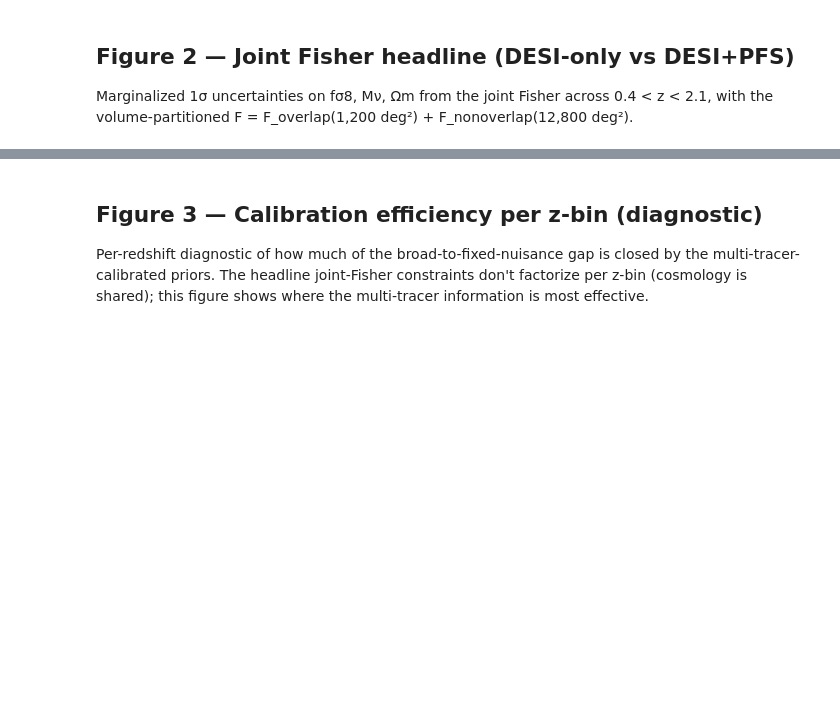
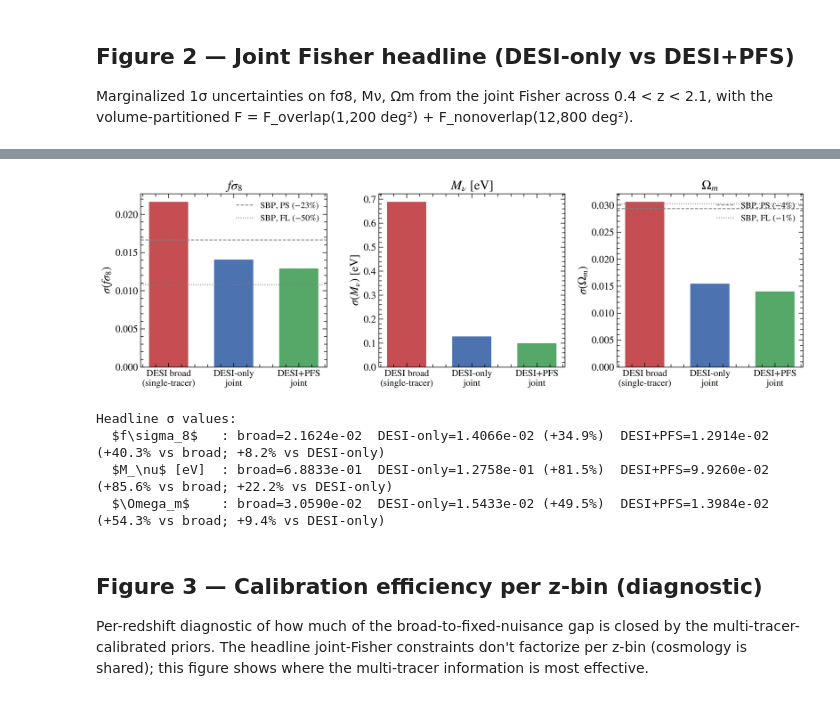
Before and after one commit to MinhMPA/PFSxDESI-multi-fish, a Jupyter notebook: notebooks/figures.ipynb, the cells around one changed output, grey strips where cells are left out. Cells and saved outputs as stored; diff of their text form; code cells hidden in the pictures; blank space fills up the shorter version.

```diff
--- a/notebooks/figures.ipynb
+++ b/notebooks/figures.ipynb
@@ -286,3 +276,53 @@ for cp, label in zip(COSMO_NAMES, param_titles):
+# %%
+# Fig. 2 (plot) — bar chart with SBP benchmark lines.
+param_titles = [r'$f\sigma_8$', r'$M_\nu$ [eV]', r'$\Omega_m$']
+param_ylabels = [r'$\sigma(f\sigma_8)$', r'$\sigma(M_\nu)$ [eV]', r'$\sigma(\Omega_m)$']
+scenario_labels = ['DESI broad\n(single-tracer)', 'DESI-only\njoint', 'DESI+PFS\njoint']
+scenario_colors = ['#C44E52', '#4C72B0', '#55A868']
+scenario_results = [RES_BROAD, RES_DESI_ONLY, RES_JOINT]
+
+fig, axes = plt.subplots(1, 3, figsize=(14, 4.5))
+for ip, (cp, title, ylabel) in enumerate(zip(COSMO_NAMES, param_titles, param_ylabels)):
+    ax = axes[ip]
+    x = np.arange(3)
+    vals = [r.sigma[cp] for r in scenario_results]
+    ax.bar(x, vals, color=scenario_colors, width=0.6)
+    ax.set_xticks(x)
+    ax.set_xticklabels(scenario_labels, fontsize=13)
+    ax.set_ylabel(ylabel, fontsize=16)
+    ax.set_title(title, fontsize=18)
+    sigma_broad = RES_BROAD.sigma[cp]
+    if cp == 'fsigma8':
+        hod_imp = HOD_BENCHMARK['sigma8_improvement']
+        ax.axhline(sigma_broad * (1 - hod_imp), ls='--', color='gray', lw=1.2,
+                   label=fr'SBP, PS ($-{hod_imp*100:.0f}$%)')
+        fl_imp = FIELD_LEVEL_BENCHMARK['sigma8_improvement']
+        ax.axhline(sigma_broad * (1 - fl_imp), ls=':', color='gray', lw=1.2,
+                   label=fr'SBP, FL ($-{fl_imp*100:.0f}$%)')
+        ax.legend(frameon=False, loc='upper right', fontsize=12)
+    elif cp == 'Omegam':
+        hod_imp = HOD_BENCHMARK['Omegam_improvement']
+        ax.axhline(sigma_broad * (1 - hod_imp), ls='--', color='gray', lw=1.2,
+                   label=fr'SBP, PS ($-{hod_imp*100:.0f}$%)')
+        fl_imp = FIELD_LEVEL_BENCHMARK['Omegam_improvement']
+        ax.axhline(sigma_broad * (1 - fl_imp), ls=':', color='gray', lw=1.2,
+                   label=fr'SBP, FL ($-{fl_imp*100:.0f}$%)')
+        ax.legend(frameon=False, loc='upper right', fontsize=12)
+fig.tight_layout()
+fig.savefig('paper/figs/full_area_constraints.png', dpi=200, bbox_inches='tight')
+plt.show()
+
+print('\nHeadline σ values:')
+for cp, label in zip(COSMO_NAMES, param_titles):
+    sb = RES_BROAD.sigma[cp]; sd = RES_DESI_ONLY.sigma[cp]; sj = RES_JOINT.sigma[cp]
+    print(f'  {label:14s}: broad={sb:.4e}  DESI-only={sd:.4e} ({100*(sb-sd)/sb:+.1f}%)  '
+          f'DESI+PFS={sj:.4e} ({100*(sb-sj)/sb:+.1f}% vs broad; {100*(sd-sj)/sd:+.1f}% vs DESI-only)')
+# %% [output]
+[figure, added]
+Headline σ values:
+  $f\sigma_8$   : broad=2.1624e-02  DESI-only=1.4066e-02 (+34.9%)  DESI+PFS=1.2914e-02 (+40.3% vs broad; +8.2% vs DESI-only)
+  $M_\nu$ [eV]  : broad=6.8833e-01  DESI-only=1.2758e-01 (+81.5%)  DESI+PFS=9.9260e-02 (+85.6% vs broad; +22.2% vs DESI-only)
+  $\Omega_m$    : broad=3.0590e-02  DESI-only=1.5433e-02 (+49.5%)  DESI+PFS=1.3984e-02 (+54.3% vs broad; +9.4% vs DESI-only)
 # %% [markdown]
 ## Figure 3 — Calibration efficiency per z-bin (diagnostic)
 
```
Also changed, not shown: parts of 21 cells of this notebook, 7 other files.
